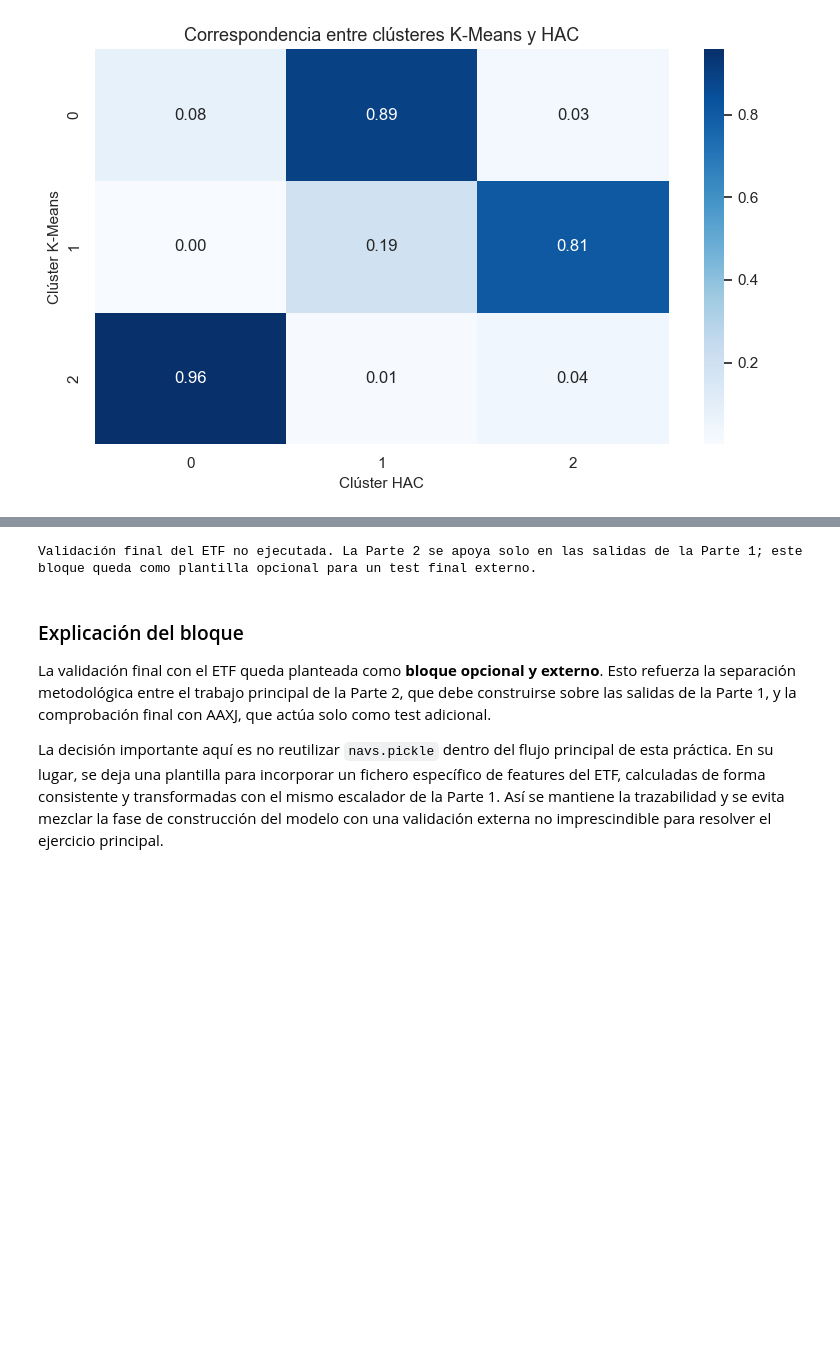
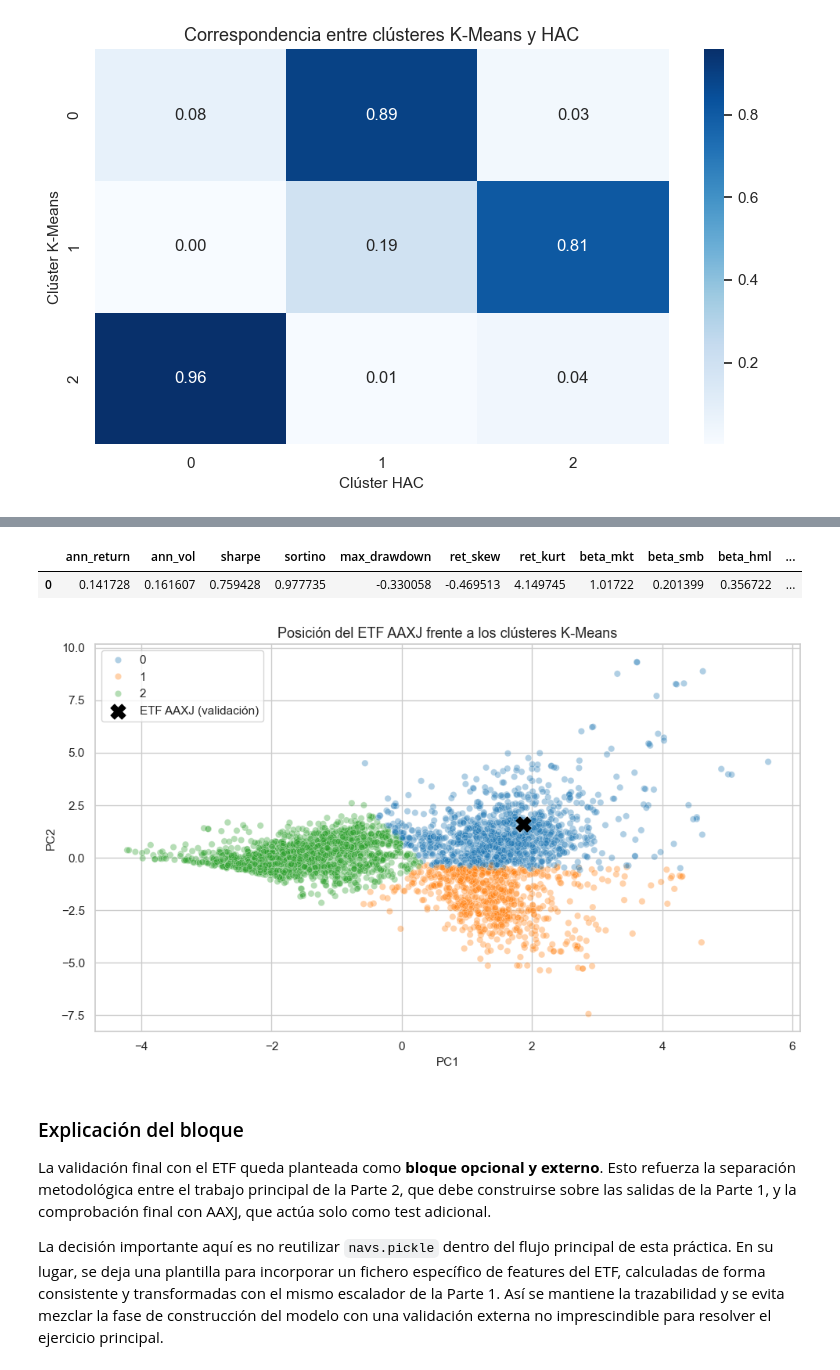
Before and after one commit to rodovilllapa210/Taller_1-2_ML, a Jupyter notebook: src/MIAX_ML_Workshop_Part2.ipynb, the cells around one changed output, grey strips where cells are left out. Saved outputs shown, nothing was run; the diff lists cells and outputs as text; code cells hidden in the pictures; blank space fills up the shorter version.

```diff
--- a/src/MIAX_ML_Workshop_Part2.ipynb
+++ b/src/MIAX_ML_Workshop_Part2.ipynb
@@ -746,7 +1128,7 @@ La exportación para **Graphext** tiene un propósito práctico: facilitar explo
 # Dejamos aquí una plantilla controlada para activar esa validación cuando se
 # disponga de una fuente específica del ETF, sin volver a depender de `navs.pickle`.
 
-ENABLE_ETF_VALIDATION = False
+ENABLE_ETF_VALIDATION = True
 ETF_FEATURES_PATH = DATASET_DIR / "aaxj_features_final_test.csv"
 scaler_path = DATASET_DIR / xclust_meta["scaler_file"]
 
@@ -775,34 +1157,36 @@ if ENABLE_ETF_VALIDATION:
     hac_centroids = analysis_df.groupby("cluster_hac")[scaled_feature_cols].mean()
     dist_to_hac = ((hac_centroids - etf_scaled[0]) ** 2).sum(axis=1)
     etf_cluster_hac = int(dist_to_hac.idxmin())
 
     etf_validation = etf_feature_row.copy()
     etf_validation["cluster_kmeans_asignado"] = etf_cluster_kmeans
     etf_validation["cluster_hac_asignado"] = etf_cluster_hac
     etf_validation["cluster_kmeans_es_candidato_asia"] = int(etf_cluster_kmeans in selected_clusters)
     etf_validation["PC1"] = float(etf_pca[0, 0])
     etf_validation["PC2"] = float(etf_pca[0, 1])
 
     display(etf_validation)
 
     plt.figure(figsize=(10, 6))
     plot_df = analysis_df.sample(min(len(analysis_df), 4000), random_state=42).copy()
     sns.scatterplot(data=plot_df, x="PC1", y="PC2", hue="cluster_kmeans", palette="tab10", alpha=0.35)
     plt.scatter(etf_pca[0, 0], etf_pca[0, 1], color="black", s=180, marker="X", label="ETF AAXJ (validación)")
     plt.title("Posición del ETF AAXJ frente a los clústeres K-Means")
     plt.xlabel("PC1")
     plt.ylabel("PC2")
     plt.legend()
     plt.tight_layout()
     plt.show()
 else:
     print(
         "Validación final del ETF no ejecutada. "
         "La Parte 2 se apoya solo en las salidas de la Parte 1; "
         "este bloque queda como plantilla opcional para un test final externo."
     )
 # %% [output]
-Validación final del ETF no ejecutada. La Parte 2 se apoya solo en las salidas de la Parte 1; este bloque queda como plantilla opcional para un test final externo.
+|  | ann_return | ann_vol | sharpe | sortino | max_drawdown | ret_skew | ret_kurt | beta_mkt | beta_smb | beta_hml | ... |
+| 0 | 0.141728 | 0.161607 | 0.759428 | 0.977735 | -0.330058 | -0.469513 | 4.149745 | 1.01722 | 0.201399 | 0.356722 | ... |
+[figure, added]
 # %% [markdown]
 ### Explicación del bloque
 
```
Also changed, not shown: parts of 14 cells of this notebook, 10 other files.
